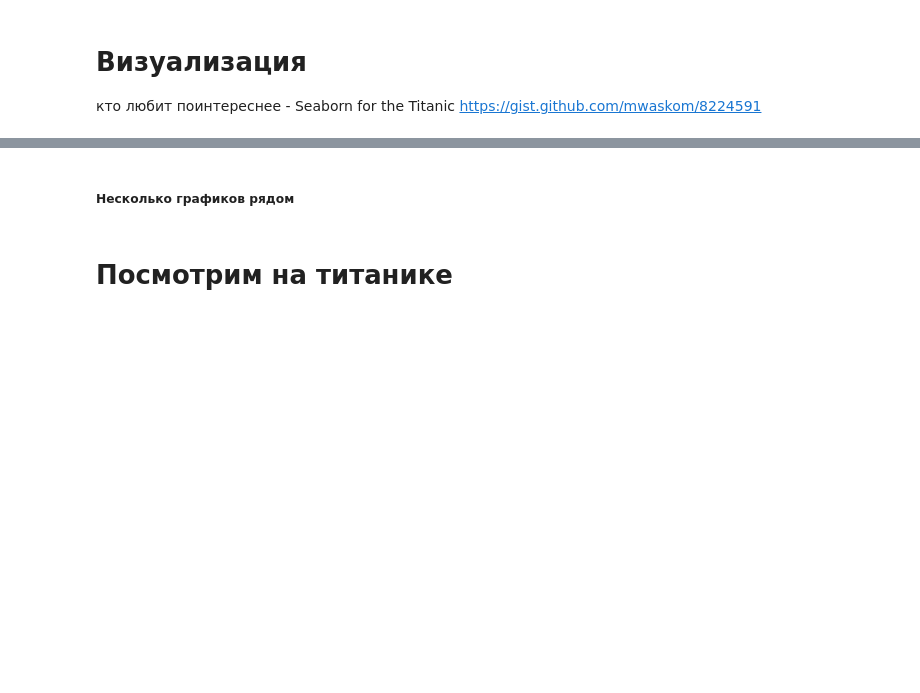
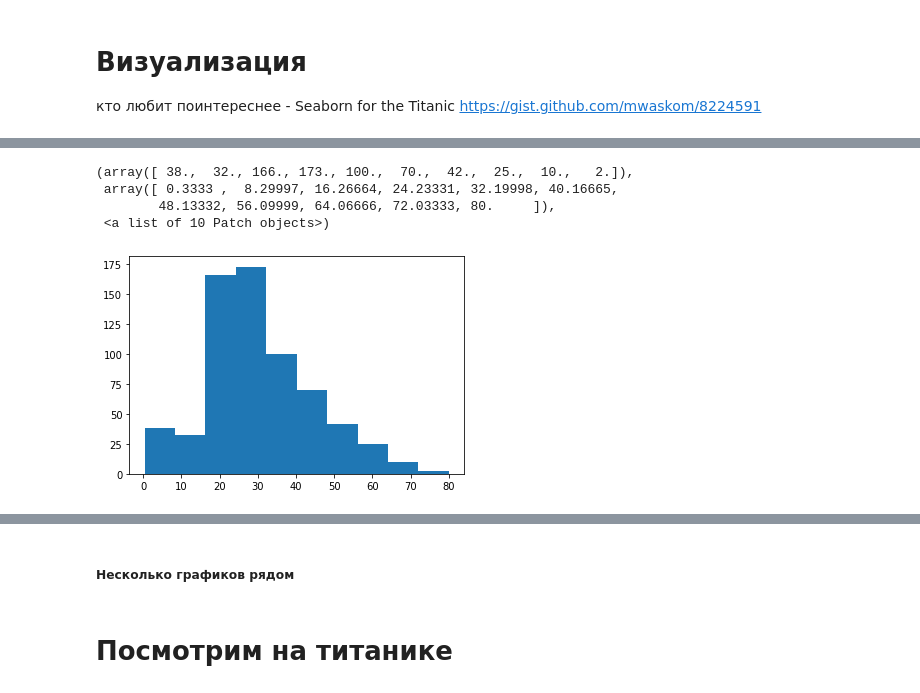
Before and after one commit to Kinetikm/AppliedPythonF2019, a Jupyter notebook: lectures/lecture_05_ml/notebooks/lecture_05_ml_part_2_pandas.ipynb, the cells around one changed output, grey strips where cells are left out. Drawn from its saved outputs; the diff is of its cells as text; code cells hidden in the pictures; blank space fills up the shorter version.

```diff
--- a/lectures/lecture_05_ml/notebooks/lecture_05_ml_part_2_pandas.ipynb
+++ b/lectures/lecture_05_ml/notebooks/lecture_05_ml_part_2_pandas.ipynb
@@ -339,3 +789,11 @@ plt.hist(np.random.randn(10000), bins=100);
+# %%
+plt.hist(titanik_csv[titanik_csv['sex'] == 'male']['age'])
+# %% [output]
+(array([ 38.,  32., 166., 173., 100.,  70.,  42.,  25.,  10.,   2.]),
+ array([ 0.3333 ,  8.29997, 16.26664, 24.23331, 32.19998, 40.16665,
+        48.13332, 56.09999, 64.06666, 72.03333, 80.     ]),
+ <a list of 10 Patch objects>)
+[figure, added]
 # %%
 plt.figure(figsize=(12, 4))
 
```
Also changed, not shown: parts of 62 cells of this notebook, 6 other files.
